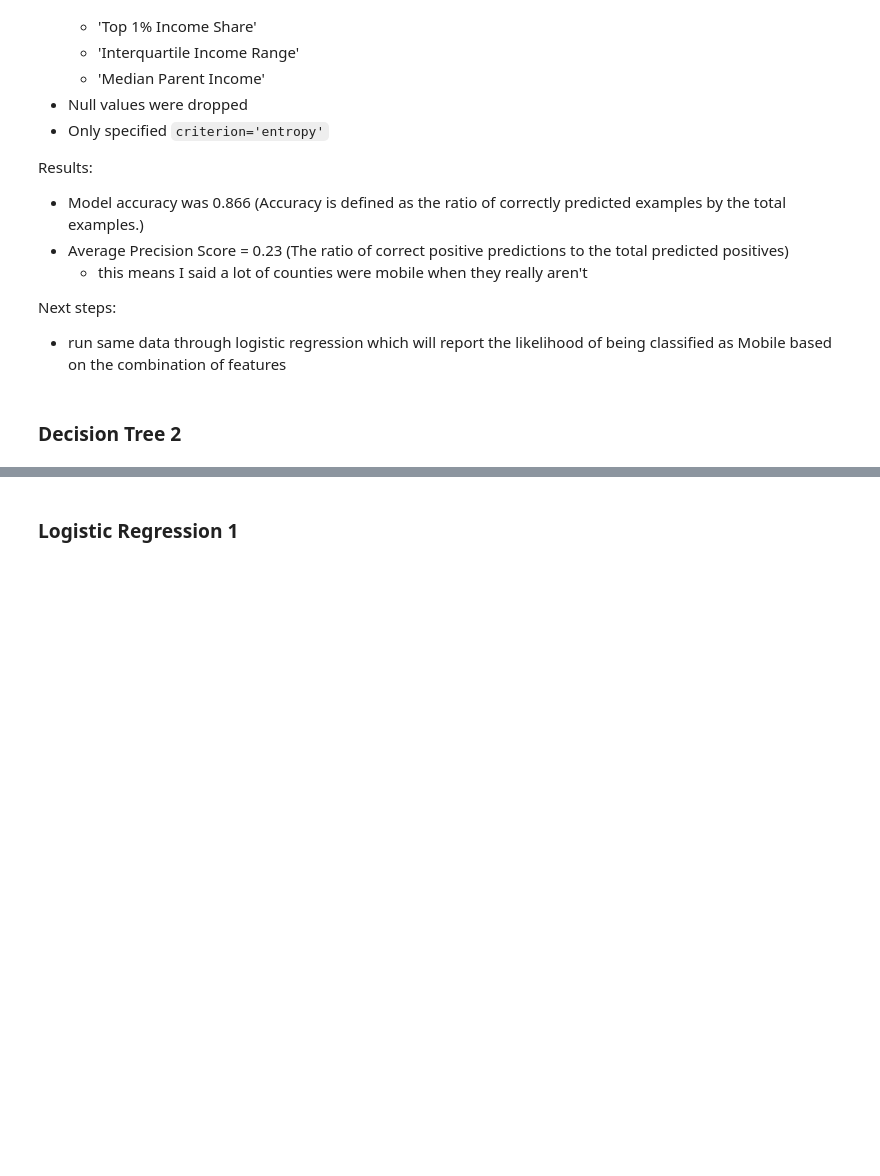
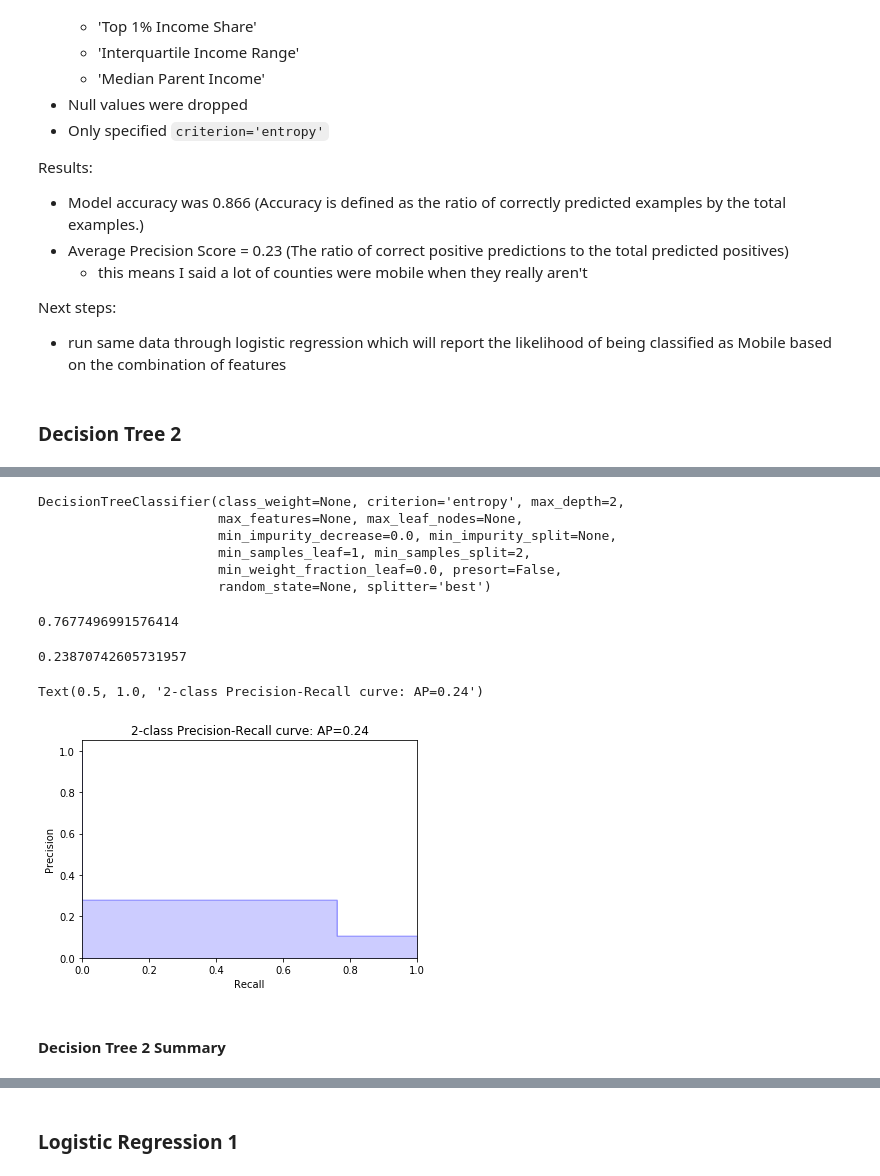
Before and after one commit to nateej1/AmericanDream_Geo, a Jupyter notebook: notebooks/03_analysis/20190910-ndj-Classification_Modeling_County_Mobility.ipynb, the cells around one changed output, grey strips where cells are left out. Cells and saved outputs as stored; diff of their text form; code cells hidden in the pictures; blank space fills up the shorter version.

Commit message:
fitted models on SMOTEd income data

```diff
--- a/notebooks/03_analysis/20190910-ndj-Classification_Modeling_County_Mobility.ipynb
+++ b/notebooks/03_analysis/20190910-ndj-Classification_Modeling_County_Mobility.ipynb
@@ -103,4 +94,4 @@ X_train, X_test , y_train, y_test = train_test_split(X, y, test_size = 0.3, rand
 from imblearn.over_sampling import SMOTE
 from collections import Counter
 # %%
-smote = SMOTE(random_state=42)
+smote = SMOTE(random_state=42, sampling_strategy=1)
@@ -196,0 +173,47 @@ Given unbalanced class, used SMOTE to resample the da
+# %%
+# instantiating and fitting 2nd tree
+clf_res = DecisionTreeClassifier(criterion='entropy', max_depth=2)
+#
+# y_pred_res = clf_res.predict(X_test)
+# %%
+clf_res.fit(pd.DataFrame(X_res), pd.DataFrame(y_res))
+# %% [output]
+DecisionTreeClassifier(class_weight=None, criterion='entropy', max_depth=2,
+                       max_features=None, max_leaf_nodes=None,
+                       min_impurity_decrease=0.0, min_impurity_split=None,
+                       min_samples_leaf=1, min_samples_split=2,
+                       min_weight_fraction_leaf=0.0, presort=False,
+                       random_state=None, splitter='best')
+# %%
+y_res_pred = clf_res.predict(X_test)
+# %%
+accuracy_score(y_test, y_res_pred)
+# %% [output]
+0.7677496991576414
+# %%
+average_precision_score(y_test, y_res_pred)
+# %% [output]
+0.23870742605731957
+# %%
+average_precision2 = average_precision_score(y_test, y_res_pred)
+precision2, recall2, _ = precision_recall_curve(y_test, y_res_pred)
+
+# In matplotlib < 1.5, plt.fill_between does not have a 'step' argument
+step_kwargs = ({'step': 'post'}
+               if 'step' in signature(plt.fill_between).parameters
+               else {})
+plt.step(recall2, precision2, color='b', alpha=0.2,
+         where='post')
+plt.fill_between(recall2, precision2, alpha=0.2, color='b', **step_kwargs)
+
+plt.xlabel('Recall')
+plt.ylabel('Precision')
+plt.ylim([0.0, 1.05])
+plt.xlim([0.0, 1.0])
+plt.title('2-class Precision-Recall curve: AP={0:0.2f}'.format(
+          average_precision2))
+# %% [output]
+Text(0.5, 1.0, '2-class Precision-Recall curve: AP=0.24')
+[figure, added]
+# %% [markdown]
+#### Decision Tree 2 Summary
```
Also changed, not shown: parts of 22 cells of this notebook.
